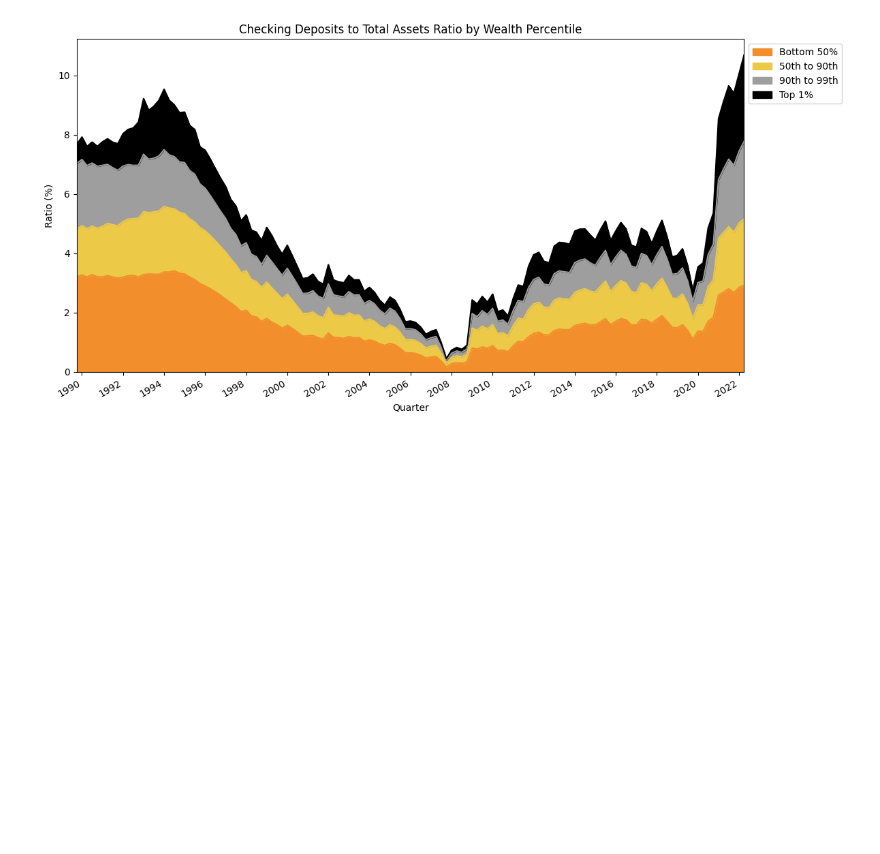
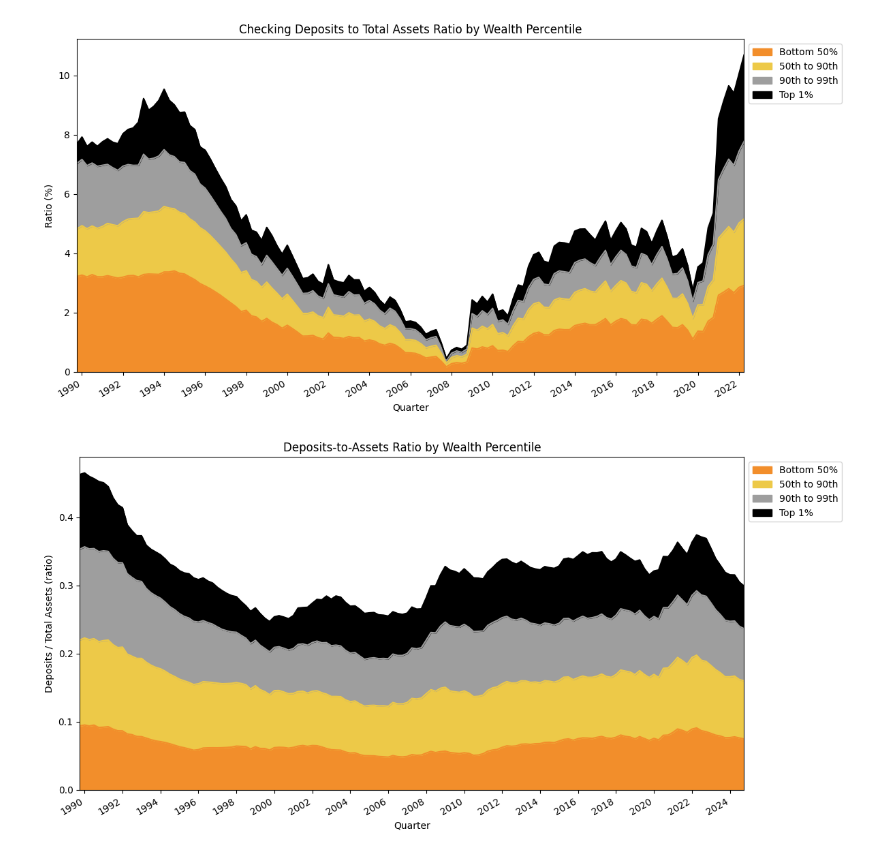
Before and after one commit to dkofma60/Personal-Macro-Research, a Jupyter notebook: Essay_1.ipynb, the cells around one changed output. Cells and saved outputs as stored; diff of their text form; code cells hidden in the pictures; blank space fills up the shorter version.

Commit message:
Update deposit percentile graph

```diff
--- a/Essay_1.ipynb
+++ b/Essay_1.ipynb
@@ -141,3 +141,70 @@ ax.xaxis.set_major_formatter(mdates.DateFormatter("%Y"))
 plt.tight_layout()
 # %% [output]
 [figure]
+# %%
+# Alternative chart: deposit level series as a share of total assets by percentile
+WFRBLDEB50 = to_quarterly(fred_series("WFRBLDEB50"))
+WFRBLDEN40 = to_quarterly(fred_series("WFRBLDEN40"))
+WFRBLDEN09 = to_quarterly(fred_series("WFRBLDEN09"))
+WFRBLTOP1DE = to_quarterly(fred_series("WFRBLTOP1DE"))
+
+combined_deposits = pd.concat(
+    [
+        WFRBLDEB50,
+        WFRBLDEN40,
+        WFRBLDEN09,
+        WFRBLTOP1DE,
+        WFRBSB50189,
+        WFRBSN40162,
+        WFRBSN09135,
+        WFRBST01108,
+        BOGZ1FL192000005A_mod,
+    ],
+    axis=1,
+).dropna()
+
+# Keep the same quarterly start point used in the first chart.
+combined_deposits = combined_deposits[
+    combined_deposits.index >= pd.Period("1989Q3", freq="Q")
+]
+
+depositAssetRatios = pd.DataFrame(index=combined_deposits.index)
+
+depositAssetRatios["Bottom 50%"] = combined_deposits["WFRBLDEB50"] / (
+    (combined_deposits["WFRBSB50189"] / 100) * combined_deposits["BOGZ1FL192000005A"]
+)
+
+depositAssetRatios["50th to 90th"] = combined_deposits["WFRBLDEN40"] / (
+    (combined_deposits["WFRBSN40162"] / 100) * combined_deposits["BOGZ1FL192000005A"]
+)
+
+depositAssetRatios["90th to 99th"] = combined_deposits["WFRBLDEN09"] / (
+    (combined_deposits["WFRBSN09135"] / 100) * combined_deposits["BOGZ1FL192000005A"]
+)
+
+depositAssetRatios["Top 1%"] = combined_deposits["WFRBLTOP1DE"] / (
+    (combined_deposits["WFRBST01108"] / 100) * combined_deposits["BOGZ1FL192000005A"]
+)
+
+# Keep as ratio values; e.g., 0.09 means 9%.
+
+depositAssetRatios_plot = depositAssetRatios[
+    ["Bottom 50%", "50th to 90th", "90th to 99th", "Top 1%"]
+].copy()
+depositAssetRatios_plot.index = depositAssetRatios_plot.index.to_timestamp(how="end")
+
+import matplotlib.dates as mdates
+
+colors = ["#F28E2B", "#EDC948", "#9E9E9E", "#000000"]
+ax = depositAssetRatios_plot.plot.area(stacked=True, figsize=(12, 6), color=colors)
+ax.set_title("Deposits-to-Assets Ratio by Wealth Percentile")
+ax.set_xlabel("Quarter")
+ax.set_ylabel("Deposits / Total Assets (ratio)")
+ax.legend(loc="upper left", bbox_to_anchor=(1.0, 1.0))
+
+ax.set_xlim(depositAssetRatios_plot.index.min(), depositAssetRatios_plot.index.max())
+ax.xaxis.set_major_locator(mdates.YearLocator(2))
+ax.xaxis.set_major_formatter(mdates.DateFormatter("%Y"))
+plt.tight_layout()
+# %% [output]
+[figure, added]
```
